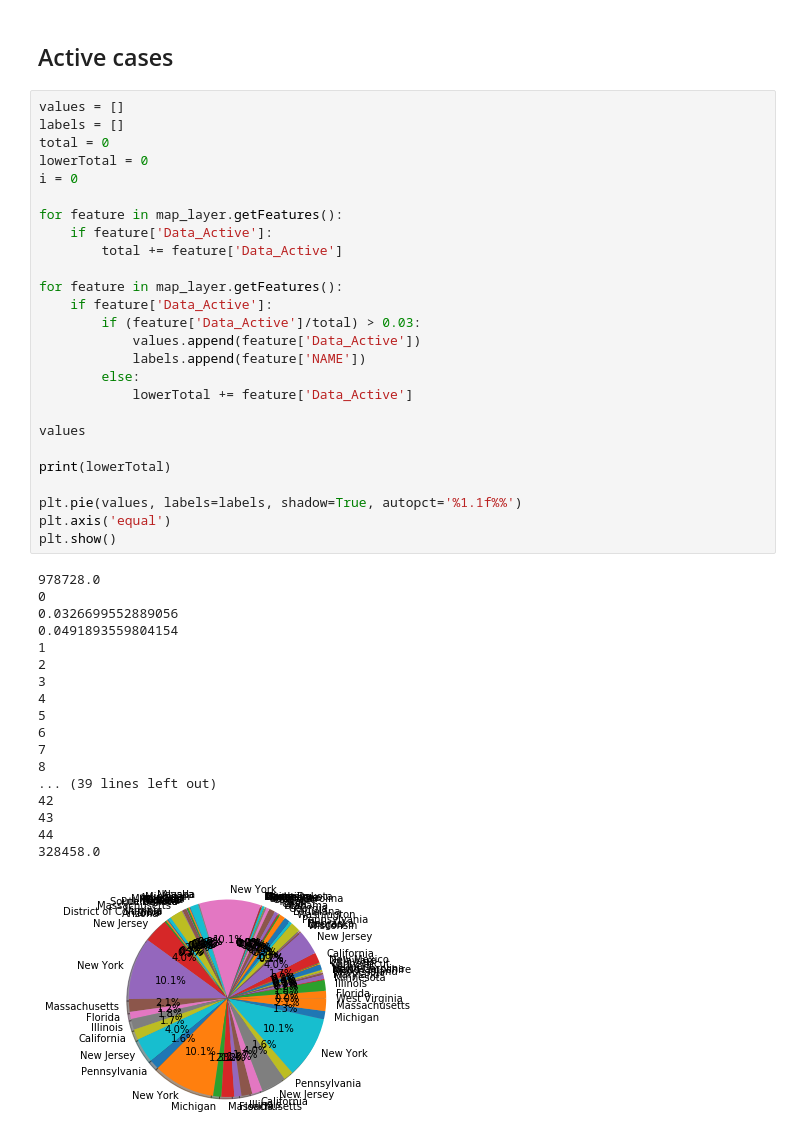
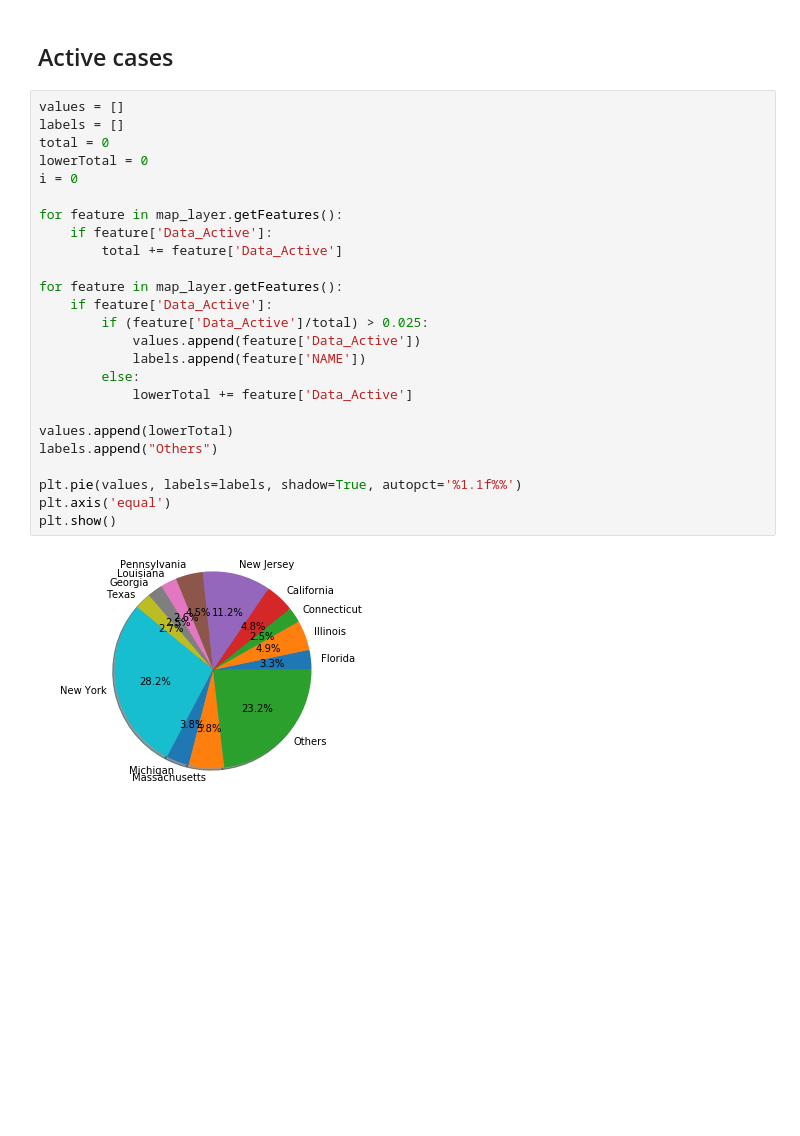
Before and after one commit to Zayts3v/Cartografia, a Jupyter notebook: Cartografia_TP_A82491.ipynb, the cells around one changed output. Drawn from its saved outputs; the diff is of its cells as text; blank space fills up the shorter version.

```diff
--- a/Cartografia_TP_A82491.ipynb
+++ b/Cartografia_TP_A82491.ipynb
@@ -204,45 +204,27 @@ plt.show()
 # %%
 values = []
 labels = []
 total = 0
 lowerTotal = 0
 i = 0
 
 for feature in map_layer.getFeatures():
     if feature['Data_Active']:
         total += feature['Data_Active']
 
 for feature in map_layer.getFeatures():
     if feature['Data_Active']:
-        if (feature['Data_Active']/total) > 0.03:
+        if (feature['Data_Active']/total) > 0.025:
             values.append(feature['Data_Active'])
             labels.append(feature['NAME'])
         else:
             lowerTotal += feature['Data_Active']
 
-values
-
-print(lowerTotal)
+values.append(lowerTotal)
+labels.append("Others")
 
 plt.pie(values, labels=labels, shadow=True, autopct='%1.1f%%')
 plt.axis('equal')
 plt.show()
 # %% [output]
-978728.0
-0
-0.0326699552889056
-0.0491893559804154
-1
-2
-3
-4
-5
-6
-7
-8
-... (39 lines left out)
-42
-43
-44
-328458.0
-[figure, old version]
+[figure, new version]
```
